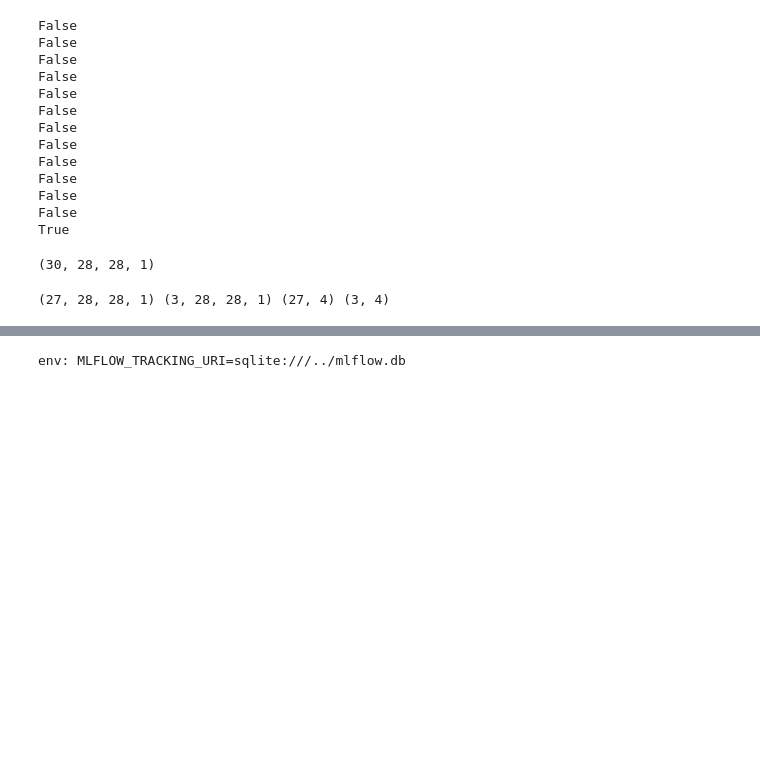
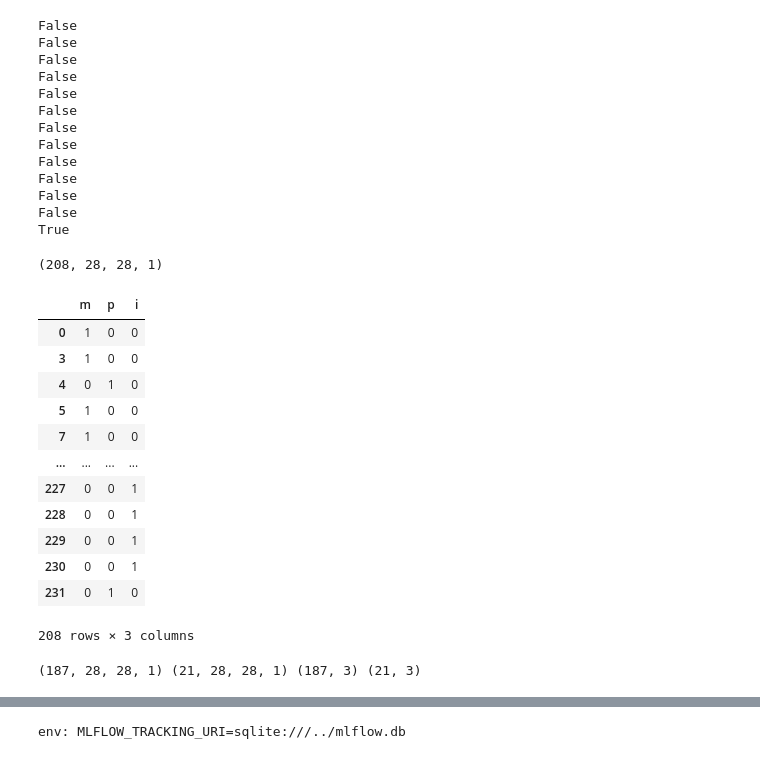
Before and after one commit to korolainenriikka/thesis, a Jupyter notebook: code/experiments/MPIC.ipynb, the cells around one changed output, grey strips where cells are left out. Drawn from its saved outputs; the diff is of its cells as text; code cells hidden in the pictures; blank space fills up the shorter version.

```diff
--- a/code/experiments/MPIC.ipynb
+++ b/code/experiments/MPIC.ipynb
@@ -97,20 +172,43 @@ original_images = glob.glob("/home/riikoro/thesis/code/mnist-proof-of-concept/te
 # convert teeth to images of shape 28x28, black and white
 tooth_images = []
 for i, filename in enumerate(original_images):
-    image = cv2.imread(filename, cv2.IMREAD_GRAYSCALE)
-    tooth_images.append(preprocess_img(image))
+    img_index = int(filename.split('/')[-1].split('.')[0])
+    if img_index in tooth_labels.index:
+        image = cv2.imread(filename, cv2.IMREAD_GRAYSCALE)
+        tooth_images.append(preprocess_img(image))
 
 teeth = np.array(tooth_images)
 teeth = teeth.reshape(teeth.shape[0], teeth.shape[1], teeth.shape[2], 1) # add rgb dimension, required by model
 teeth.shape
 # %% [output]
-(30, 28, 28, 1)
+(208, 28, 28, 1)
+# %%
+# convert labels dataframe to have m p i vector instead of letter
+labels = pd.DataFrame()
+labels['m'] = (tooth_labels['tooth_type'] == 'M').astype('int')
+labels['p'] = (tooth_labels['tooth_type'] == 'P').astype('int')
+labels['i'] = (tooth_labels['tooth_type'] == 'I').astype('int')
+labels
+# %% [output]
+|  | m | p | i |
+| 0 | 1 | 0 | 0 |
+| 3 | 1 | 0 | 0 |
+| 4 | 0 | 1 | 0 |
+| 5 | 1 | 0 | 0 |
+| 7 | 1 | 0 | 0 |
+| ... | ... | ... | ... |
+| 227 | 0 | 0 | 1 |
+| 228 | 0 | 0 | 1 |
+| 229 | 0 | 0 | 1 |
+| 230 | 0 | 0 | 1 |
+| 231 | 0 | 1 | 0 |
+208 rows × 3 columns
 # %%
 
-X_train, X_val, Y_train, Y_val = train_test_split(teeth, type_labels, test_size = 0.1, random_state=2)
+X_train, X_val, Y_train, Y_val = train_test_split(teeth, labels, test_size = 0.1, random_state=2)
 print(X_train.shape, X_val.shape, Y_train.shape, Y_val.shape)
 # %% [output]
-(27, 28, 28, 1) (3, 28, 28, 1) (27, 4) (3, 4)
+(187, 28, 28, 1) (21, 28, 28, 1) (187, 3) (21, 3)
 # %%
 model = new_model
 
```
Also changed, not shown: parts of 17 cells of this notebook.
